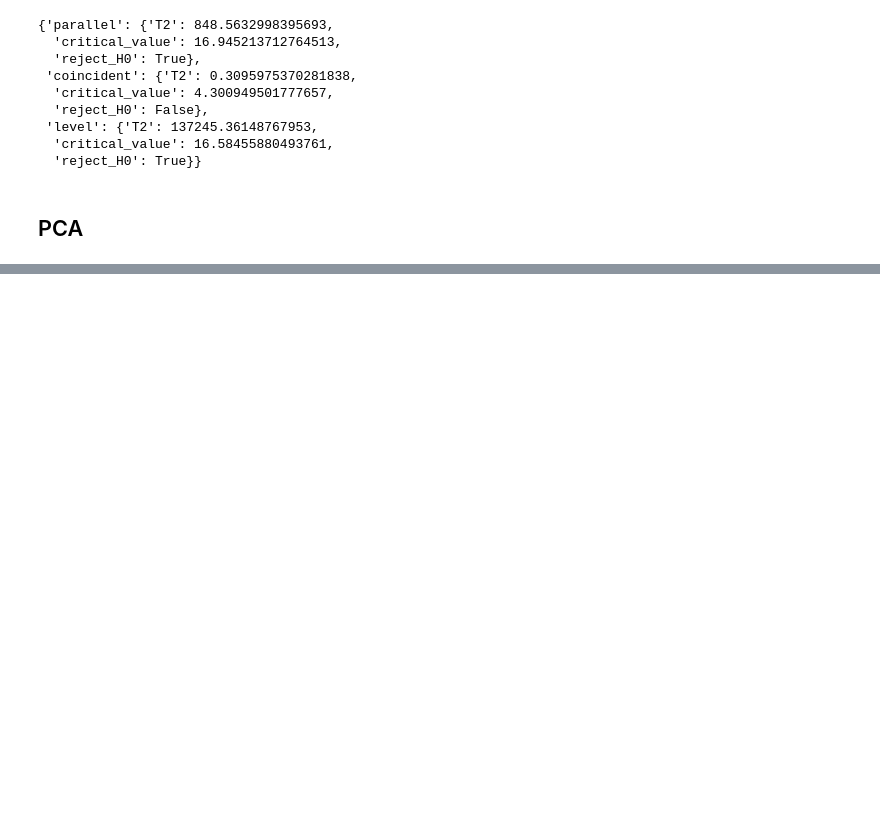
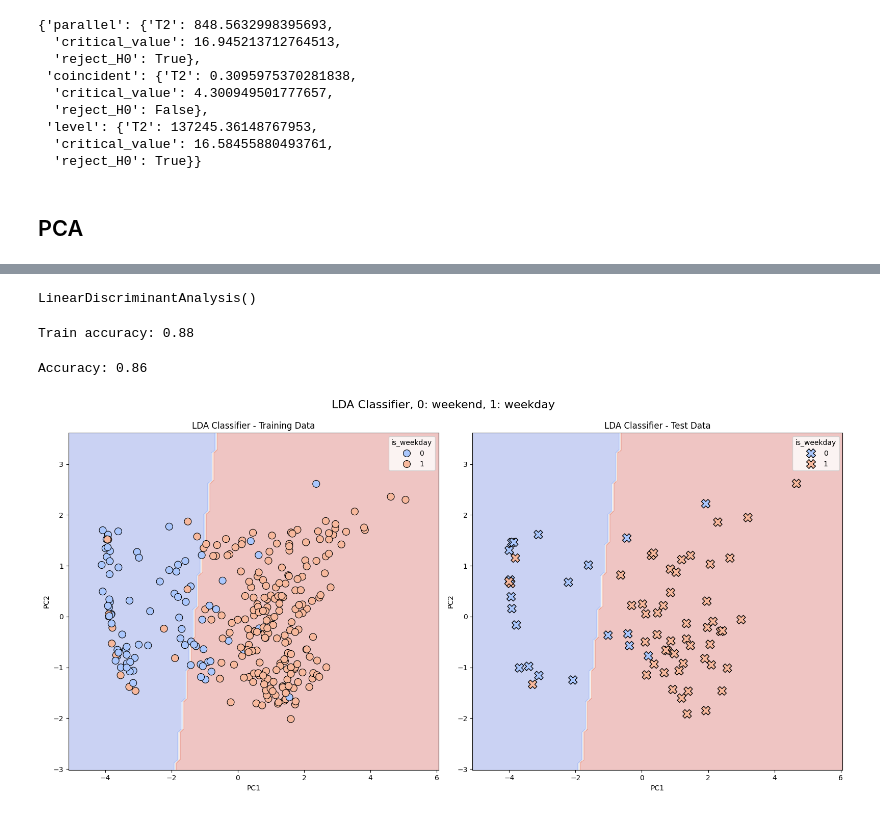
Before and after one commit to Dhruv-Kushwaha2010/MTL766-Project, a Jupyter notebook: main.ipynb, the cells around one changed output, grey strips where cells are left out. Cells and saved outputs as stored; diff of their text form; code cells hidden in the pictures; blank space fills up the shorter version.

```diff
--- a/main.ipynb
+++ b/main.ipynb
@@ -767,0 +851,71 @@ pca_obj, transformed_data, variance_ratio = perform_pca_analysis(df_num.values)
+# %%
+# Independent variables (PC1 and PC2) and target variable (is_weekday)
+X = df_pca_transformed[['PC1', 'PC2']]
+y = df_pca_transformed['is_weekday']
+
+# 80-20 train-test split
+X_train, X_test, y_train, y_test = train_test_split(X, y, test_size=0.2, random_state=42, stratify=y)
+# %%
+# Initialize and train the LDA model
+lda = LinearDiscriminantAnalysis()
+lda.fit(X_train, y_train)
+# %% [output]
+LinearDiscriminantAnalysis()
+# %%
+# Train accuracy
+train_accuracy = lda.score(X_train, y_train)
+
+print(f'Train accuracy: {train_accuracy:.2f}')
+# %% [output]
+Train accuracy: 0.88
+# %%
+# Predict on the test set
+y_pred = lda.predict(X_test)
+
+# Calculate accuracy (optional)
+accuracy = (y_pred == y_test).mean()
+print(f'Accuracy: {accuracy:.2f}')
+# %% [output]
+Accuracy: 0.86
+# %%
+import matplotlib.pyplot as plt
+import seaborn as sns
+import numpy as np
+import pandas as pd
+
+# Set up the mesh grid for plotting decision boundary
+x_min, x_max = X['PC1'].min() - 1, X['PC1'].max() + 1
+y_min, y_max = X['PC2'].min() - 1, X['PC2'].max() + 1
+xx, yy = np.meshgrid(np.linspace(x_min, x_max, 100), np.linspace(y_min, y_max, 100))
+
+# Predict over the grid; pass as a DataFrame with feature names
+grid = pd.DataFrame(np.c_[xx.ravel(), yy.ravel()], columns=['PC1', 'PC2'])
+Z = lda.predict(grid)
+Z = Z.reshape(xx.shape)
+
+# Plotting
+fig, axes = plt.subplots(1, 2, figsize=(16, 8))  # Create 1x2 subplots
+
+# Training data plot
+axes[0].contourf(xx, yy, Z, alpha=0.3, cmap='coolwarm')
+sns.scatterplot(ax=axes[0], x=X_train['PC1'], y=X_train['PC2'], hue=y_train, palette='coolwarm', edgecolor='k', s=100)
+axes[0].set_title('LDA Classifier - Training Data')
+axes[0].set_xlabel('PC1')
+axes[0].set_ylabel('PC2')
+
+# Test data plot
+axes[1].contourf(xx, yy, Z, alpha=0.3, cmap='coolwarm')
+sns.scatterplot(ax=axes[1], x=X_test['PC1'], y=X_test['PC2'], hue=y_test, marker='X', palette='coolwarm', edgecolor='k', s=150)
+axes[1].set_title('LDA Classifier - Test Data')
+axes[1].set_xlabel('PC1')
+axes[1].set_ylabel('PC2')
+
+# Set the main title of the figure
+fig.suptitle('LDA Classifier, 0: weekend, 1: weekday', fontsize=16)
+
+# Display plots
+plt.tight_layout()
+plt.subplots_adjust(top=0.9)  # Adjust the top to make room for the suptitle
+plt.show()
+# %% [output]
+[figure, added]
```
Also changed, not shown: parts of 9 cells of this notebook.
